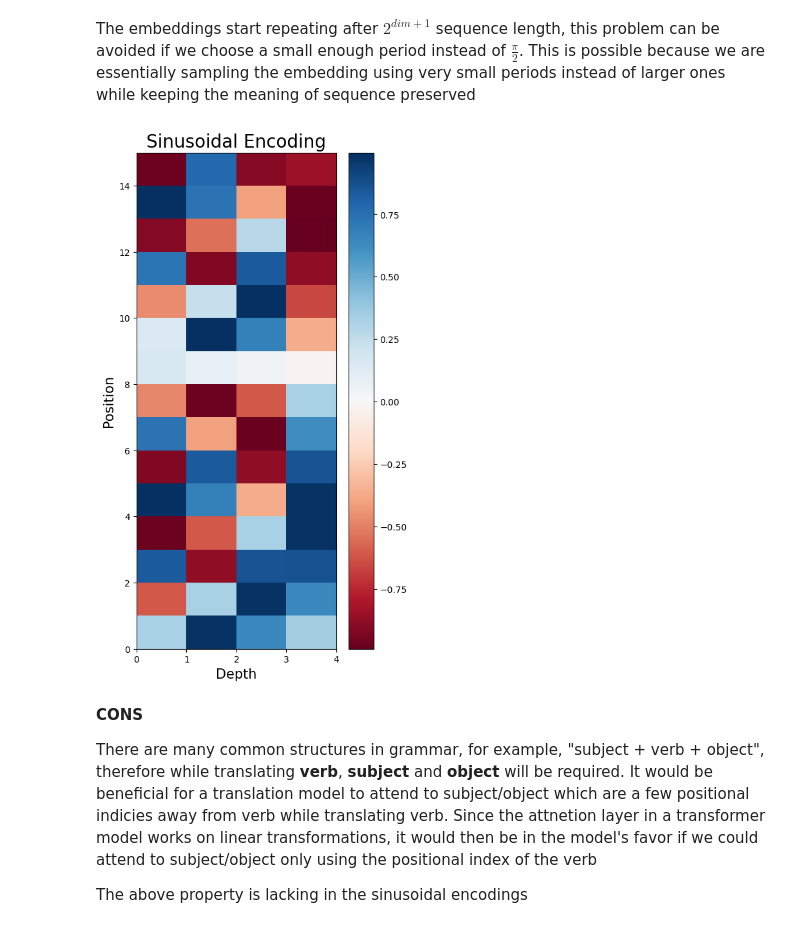
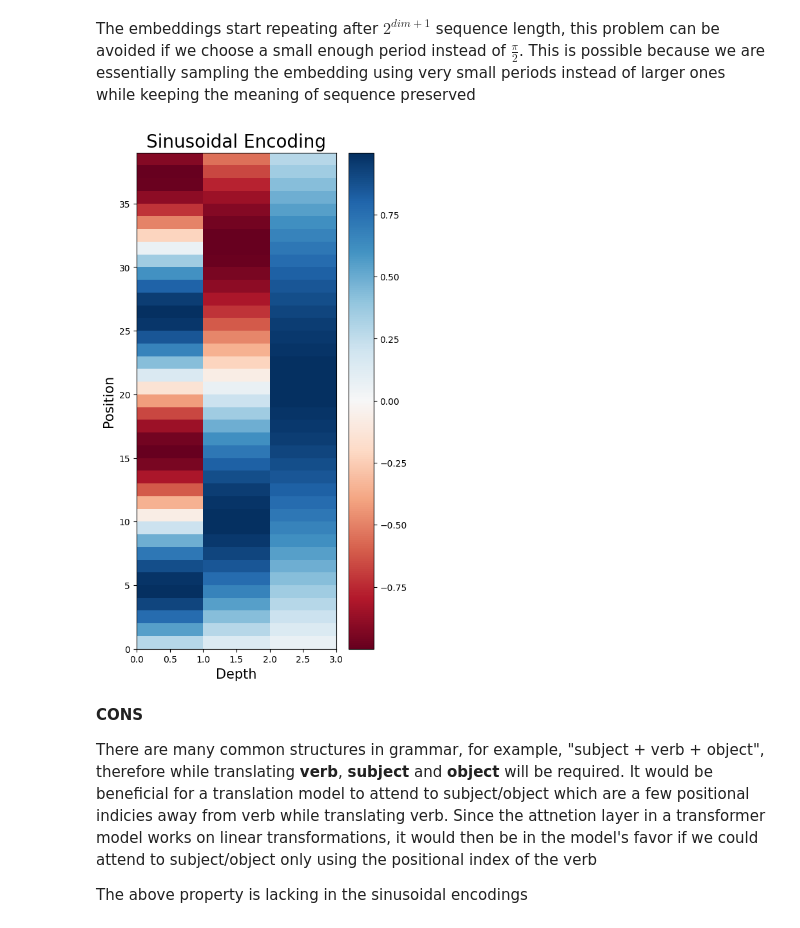
Before and after one commit to kolikaran1992/Neural-Networks, a Jupyter notebook: Positional_Encoding.ipynb, the cells around one changed output. Drawn from its saved outputs; the diff is of its cells as text; code cells hidden in the pictures.

```diff
--- a/Positional_Encoding.ipynb
+++ b/Positional_Encoding.ipynb
@@ -45,7 +45,7 @@ In the above encodings, every bit's value has a cycle associated with it, we can
 
 $$M_{ij} = sin(\frac{j\pi}{2^i})$$
 # %%
-dim = 4 # dimension of the positional encoding
+dim = 3 # dimension of the positional encoding
 l = 2**dim # max sequence length
 # %%
 def decimalToBinary(n, total_bits=10):
@@ -122,19 +122,19 @@ plt.show()
 # %% [markdown]
 The embeddings start repeating after $2^{dim+1}$ sequence length, this problem can be avoided if we choose a small enough period instead of $\frac{\pi}{2}$. This is possible because we are essentially sampling the embedding using very small periods instead of larger ones while keeping the meaning of sequence preserved
 # %%
-enc = get_sinusoidal_enc(dim, l, period=1000**(1/dim))
+enc = get_sinusoidal_enc(dim, 5*l, period=1/(5**(1/dim)))
 
 plt.figure(figsize=(5,10))
 plt.title('Sinusoidal Encoding')
 plt.pcolormesh(enc, cmap='RdBu')
 plt.xlabel('Depth')
-plt.ylim((0, l-1))
+plt.ylim((0, 5*l-1))
 plt.ylabel('Position')
 plt.colorbar()
 
 plt.show()
 # %% [output]
-[figure, old version]
+[figure, new version]
 # %% [markdown]
 **CONS**
 
```
Also changed, not shown: parts of 6 cells of this notebook.
